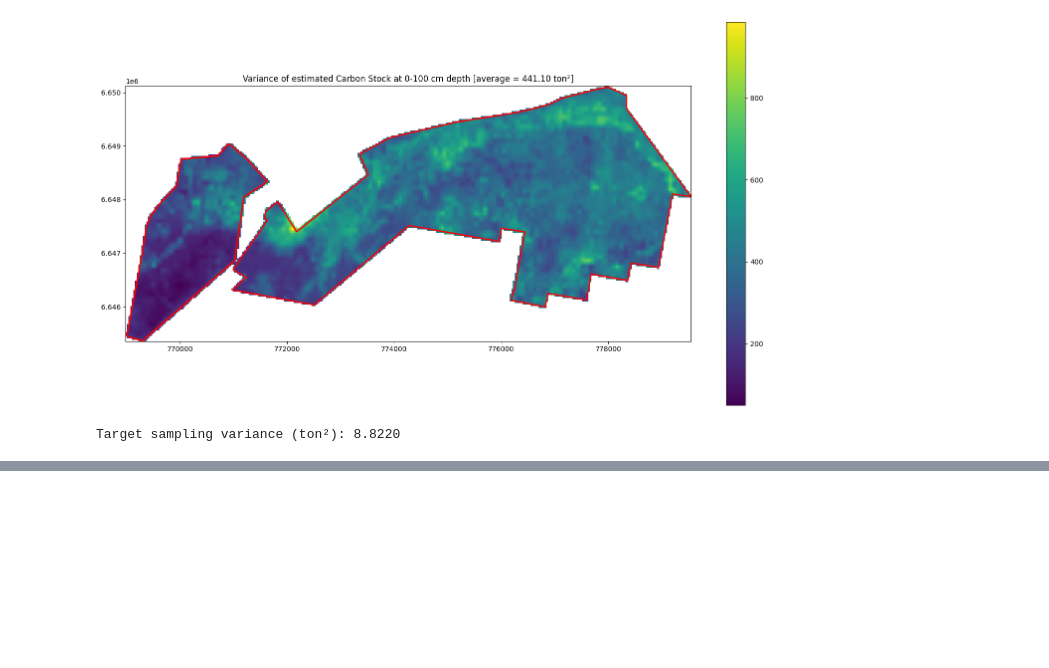
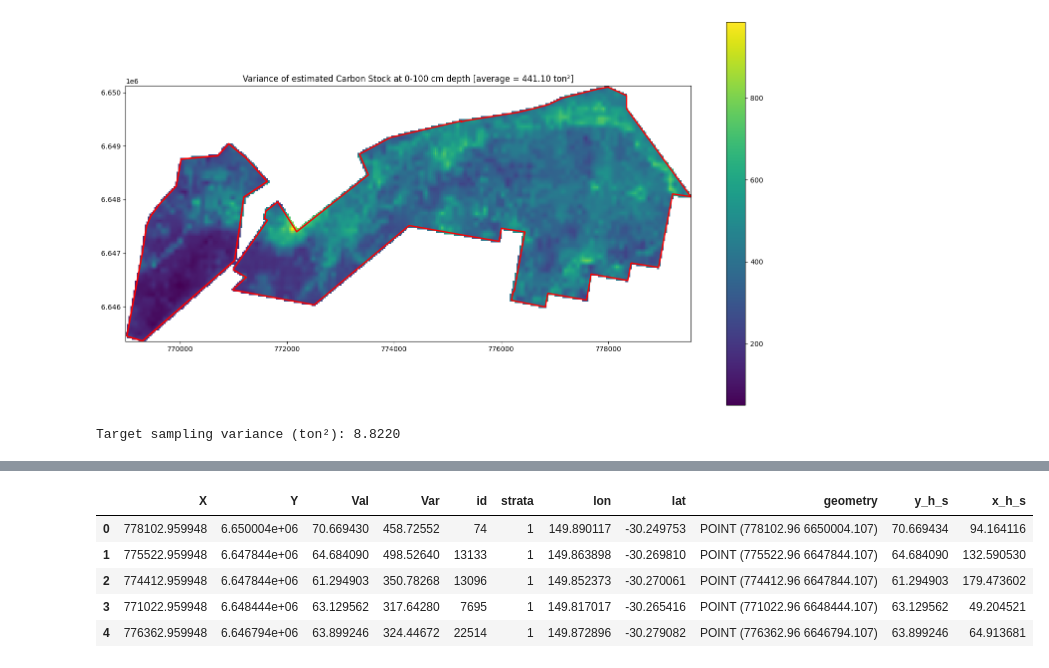
Before and after one commit to marliana-widyastuti2/carbonApp, a Jupyter notebook: reapp.ipynb, the cells around one changed output, grey strips where cells are left out. Drawn from its saved outputs; the diff is of its cells as text; code cells hidden in the pictures; blank space fills up the shorter version.

```diff
--- a/reapp.ipynb
+++ b/reapp.ipynb
@@ -434,0 +501,12 @@ print("\nNote: Coordinates are EPSG:32755 (WGS 84 / UTM zone 55S), units in mete
+# %%
+def sample_raster_to_gdf(gdf, raster_path, out_col):
+    with rasterio.open(raster_path) as src:
+        gdf_tmp = gdf.to_crs(src.crs)
+        coords = [(geom.x, geom.y) for geom in gdf_tmp.geometry]
+        vals = [v[0] for v in src.sample(coords)]
+
+        if src.nodata is not None:
+            vals = [np.nan if v == src.nodata else v for v in vals]
+
+    gdf[out_col] = vals
+    return gdf
@@ -434,0 +555,24 @@ print("\nNote: Coordinates are EPSG:32755 (WGS 84 / UTM zone 55S), units in mete
+# %%
+### Use the Wartini's SOC map as dummy "measured data". Extract the SOC value based on the sampling points
+## get sampling points
+samp = samp_df.copy()
+samp_gdf = gpd.GeoDataFrame(
+    samp,
+    geometry=gpd.points_from_xy(
+        samp["X"],
+        samp["Y"]
+    ),
+    crs=DST_CRS
+)
+samp_gdf
+
+samp_gdf = sample_raster_to_gdf(samp_gdf, "/home/marliana/shared_folder/CarbonApp/data/SOC_AU/SOC_0_100_stock_tonclipped_30m.tif", "y_h_s")
+samp_gdf = sample_raster_to_gdf(samp_gdf, f"OUT_SOC/{FARM_NAME}/{FARM_NAME}_SOC_PRED_MOSAIC_CLIPPED.tif", "x_h_s")
+samp_gdf.head()
+# %% [output]
+|  | X | Y | Val | Var | id | strata | lon | lat | geometry | y_h_s | x_h_s |
+| 0 | 778102.959948 | 6.650004e+06 | 70.669430 | 458.72552 | 74 | 1 | 149.890117 | -30.249753 | POINT (778102.96 6650004.107) | 70.669434 | 94.164116 |
+| 1 | 775522.959948 | 6.647844e+06 | 64.684090 | 498.52640 | 13133 | 1 | 149.863898 | -30.269810 | POINT (775522.96 6647844.107) | 64.684090 | 132.590530 |
+| 2 | 774412.959948 | 6.647844e+06 | 61.294903 | 350.78268 | 13096 | 1 | 149.852373 | -30.270061 | POINT (774412.96 6647844.107) | 61.294903 | 179.473602 |
+| 3 | 771022.959948 | 6.648444e+06 | 63.129562 | 317.64280 | 7695 | 1 | 149.817017 | -30.265416 | POINT (771022.96 6648444.107) | 63.129562 | 49.204521 |
+| 4 | 776362.959948 | 6.646794e+06 | 63.899246 | 324.44672 | 22514 | 1 | 149.872896 | -30.279082 | POINT (776362.96 6646794.107) | 63.899246 | 64.913681 |
```
Also changed, not shown: parts of 15 cells of this notebook, 2 other files.
